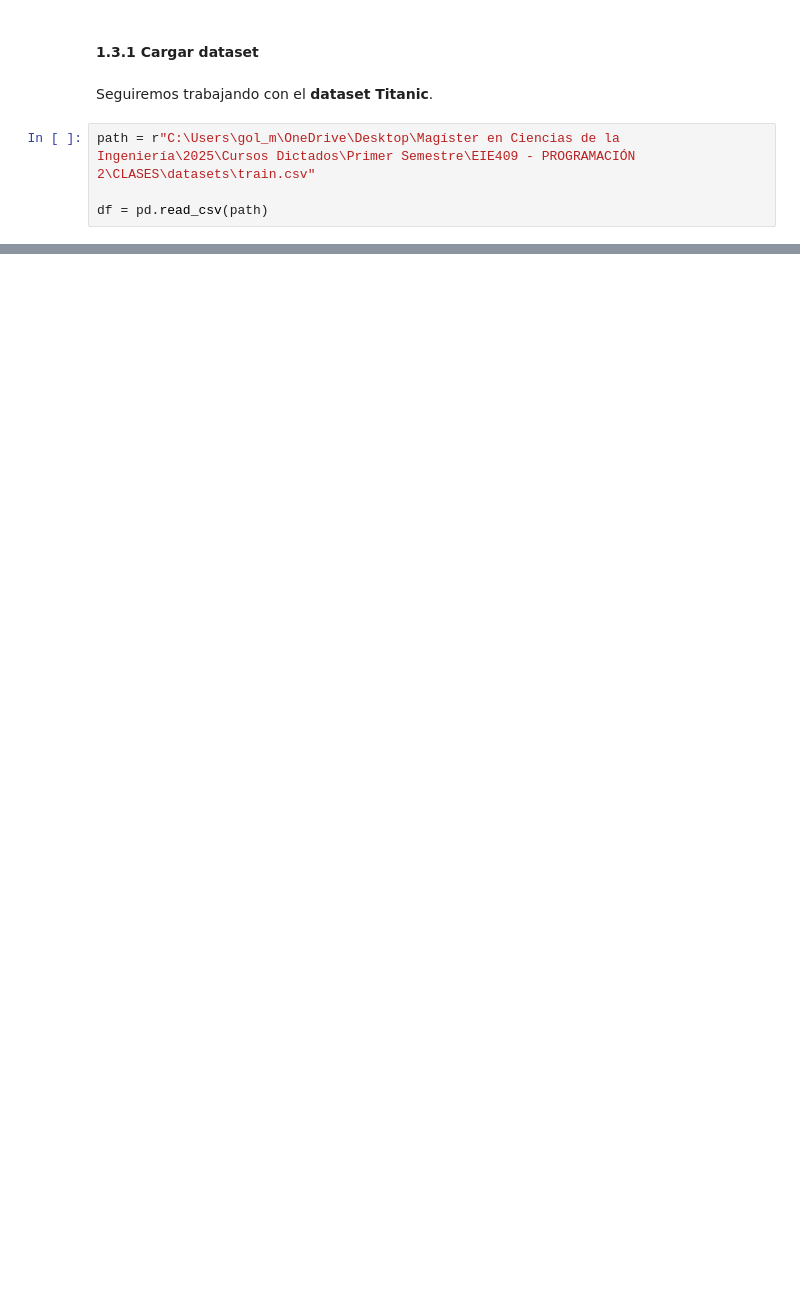
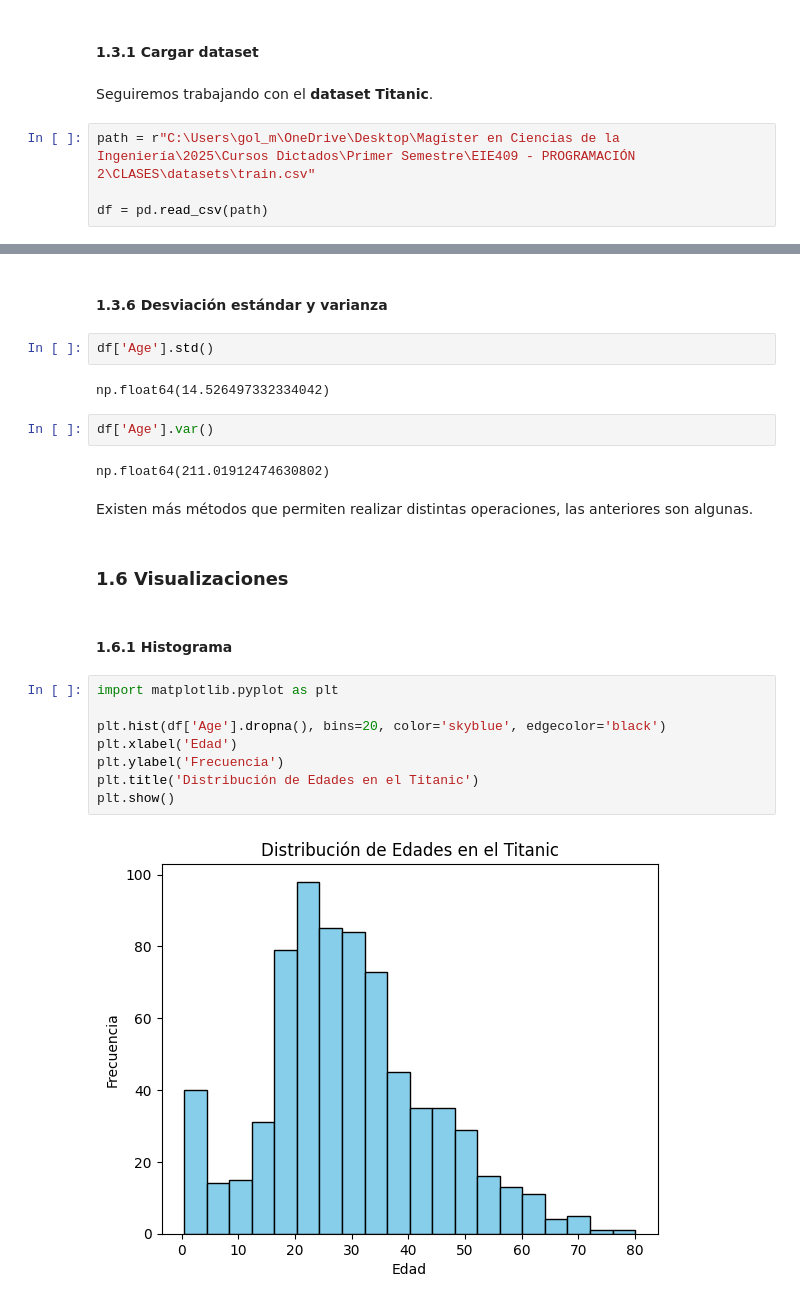
Before and after one commit to GbrlOl/programacion-2, a Jupyter notebook: clases/clase_9_pandas.ipynb, the cells around one changed output, grey strips where cells are left out. Drawn from its saved outputs; the diff is of its cells as text; blank space fills up the shorter version.

```diff
--- a/clases/clase_9_pandas.ipynb
+++ b/clases/clase_9_pandas.ipynb
@@ -548,0 +600,26 @@ df = pd.read_csv(path)
+# %% [markdown]
+#### **1.3.6 Desviación estándar y varianza**
+# %%
+df['Age'].std()
+# %% [output]
+np.float64(14.526497332334042)
+# %%
+df['Age'].var()
+# %% [output]
+np.float64(211.01912474630802)
+# %% [markdown]
+Existen más métodos que permiten realizar distintas operaciones, las anteriores son algunas.
+# %% [markdown]
+### **1.6 Visualizaciones**
+# %% [markdown]
+#### **1.6.1 Histograma**
+# %%
+import matplotlib.pyplot as plt
+
+plt.hist(df['Age'].dropna(), bins=20, color='skyblue', edgecolor='black')
+plt.xlabel('Edad')
+plt.ylabel('Frecuencia')
+plt.title('Distribución de Edades en el Titanic')
+plt.show()
+# %% [output]
+[figure, added]
```
Also changed, not shown: parts of 21 cells of this notebook.
